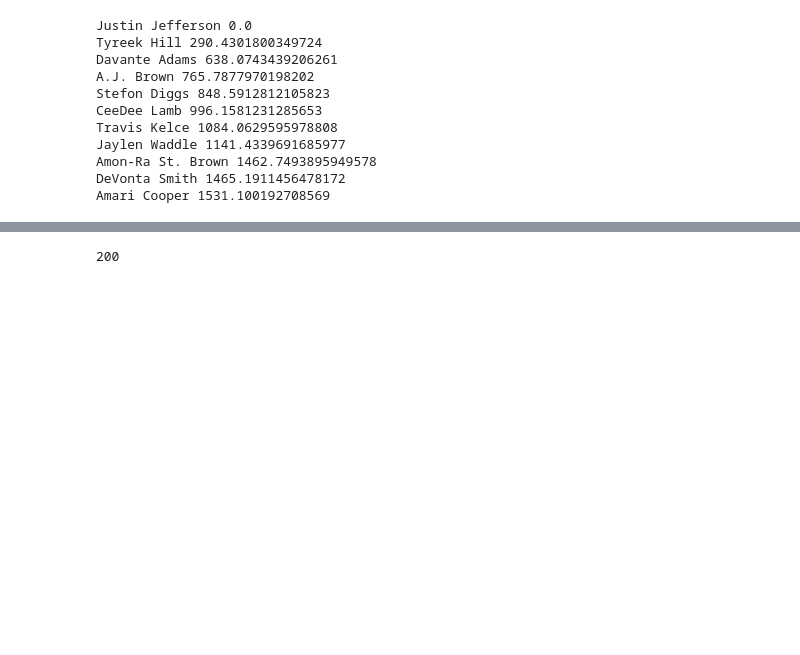
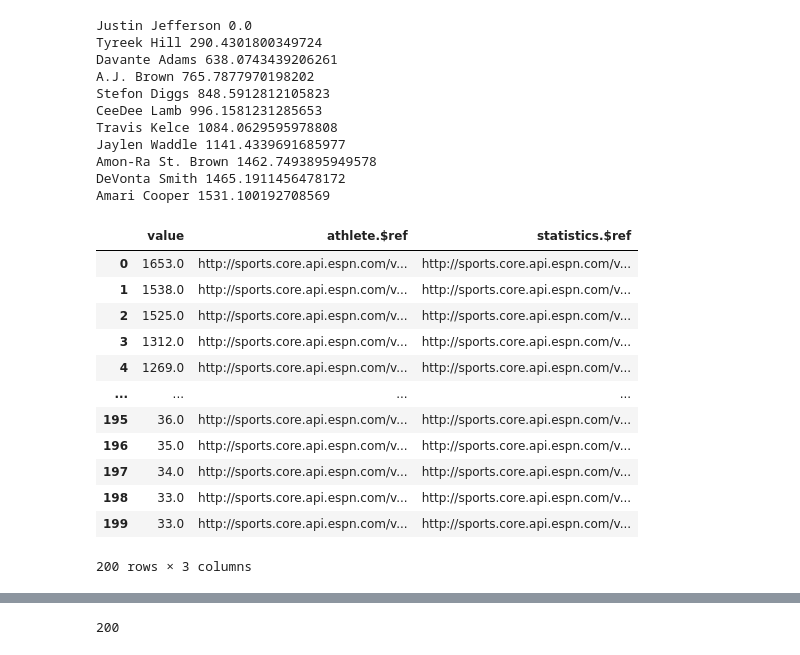
Before and after one commit to ColeDM-2020/INST414-Project, a Jupyter notebook: NFL_API_DATABASE.ipynb, the cells around one changed output, grey strips where cells are left out. Cells and saved outputs as stored; diff of their text form; code cells hidden in the pictures; blank space fills up the shorter version.

```diff
--- a/NFL_API_DATABASE.ipynb
+++ b/NFL_API_DATABASE.ipynb
@@ -769,0 +768,19 @@ wrsim.to_csv('WRSimilarity.csv')
+# %%
+rb2 = (resp2_obj['categories'][1]['leaders'])
+rb3 = pd.json_normalize(rb2)
+rb4 = rb3[['value', 'athlete.$ref', 'statistics.$ref']].dropna()
+rb4
+# %% [output]
+|  | value | athlete.$ref | statistics.$ref |
+| 0 | 1653.0 | http://sports.core.api.espn.com/v... | http://sports.core.api.espn.com/v... |
+| 1 | 1538.0 | http://sports.core.api.espn.com/v... | http://sports.core.api.espn.com/v... |
+| 2 | 1525.0 | http://sports.core.api.espn.com/v... | http://sports.core.api.espn.com/v... |
+| 3 | 1312.0 | http://sports.core.api.espn.com/v... | http://sports.core.api.espn.com/v... |
+| 4 | 1269.0 | http://sports.core.api.espn.com/v... | http://sports.core.api.espn.com/v... |
+| ... | ... | ... | ... |
+| 195 | 36.0 | http://sports.core.api.espn.com/v... | http://sports.core.api.espn.com/v... |
+| 196 | 35.0 | http://sports.core.api.espn.com/v... | http://sports.core.api.espn.com/v... |
+| 197 | 34.0 | http://sports.core.api.espn.com/v... | http://sports.core.api.espn.com/v... |
+| 198 | 33.0 | http://sports.core.api.espn.com/v... | http://sports.core.api.espn.com/v... |
+| 199 | 33.0 | http://sports.core.api.espn.com/v... | http://sports.core.api.espn.com/v... |
+200 rows × 3 columns
```
Also changed, not shown: parts of 9 cells of this notebook, 1 other file.
